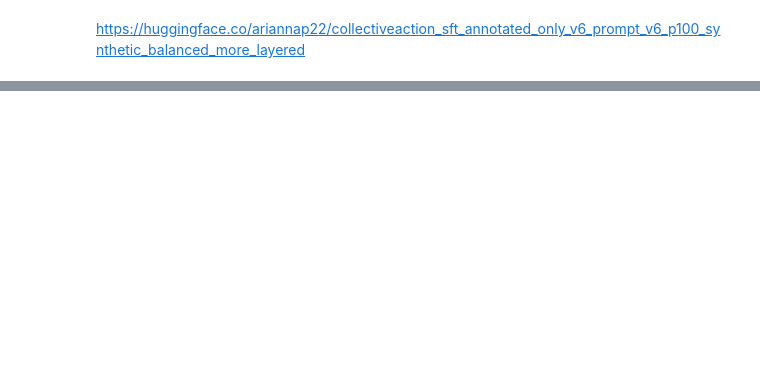
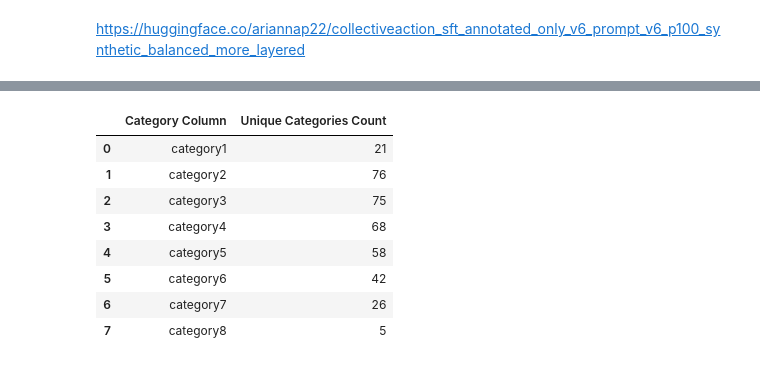
Before and after one commit to todomoldovan/thesis, a Jupyter notebook: notebooks/test.ipynb, the cells around one changed output, grey strips where cells are left out. Saved outputs shown, nothing was run; the diff lists cells and outputs as text; code cells hidden in the pictures; blank space fills up the shorter version.

```diff
--- a/notebooks/test.ipynb
+++ b/notebooks/test.ipynb
@@ -232,0 +536,9 @@ for text, pred in zip(texts, y_pred):
+# %%
+import json
+
+# Open and read the JSONL file
+with open('../data/speakerTurnDataSample.jsonl', 'r') as f:
+    first_record = json.loads(f.readline())
+
+# Display the keys of the first record to ensure the fields match
+print(first_record.keys())
@@ -232,0 +1797,18 @@ for text, pred in zip(texts, y_pred):
+# %%
+import sqlite3
+
+# Connect to the database
+conn = sqlite3.connect('data.db')
+cursor = conn.cursor()
+
+# Execute the query to count the number of rows with description_topic = 148
+query = "SELECT COUNT(*) FROM podcast_episodes WHERE description_topic = 122"
+cursor.execute(query)
+
+# Fetch the result
+count = cursor.fetchone()[0]
+print(f"Number of rows with description_topic = 148: {count}")
+
+# Close the cursor and the connection
+cursor.close()
+conn.close()
@@ -232,0 +1864,26 @@ for text, pred in zip(texts, y_pred):
+# %%
+import pandas as pd
+
+# Initialize a dictionary to store the count of unique categories for each column
+category_summary = {}
+
+# Iterate through category1 to category8 and count unique categories
+for category in category_columns[:8]:  # Only consider category1 to category8
+    unique_categories = len(category_stats[category])
+    category_summary[category] = unique_categories
+
+# Convert the summary dictionary to a DataFrame for better visualization
+category_summary_df = pd.DataFrame(list(category_summary.items()), columns=['Category Column', 'Unique Categories Count'])
+
+# Print the summary table
+category_summary_df
+# %% [output]
+|  | Category Column | Unique Categories Count |
+| 0 | category1 | 21 |
+| 1 | category2 | 76 |
+| 2 | category3 | 75 |
+| 3 | category4 | 68 |
+| 4 | category5 | 58 |
+| 5 | category6 | 42 |
+| 6 | category7 | 26 |
+| 7 | category8 | 5 |
```
Also changed, not shown: parts of 80 cells of this notebook, 41 other files.
